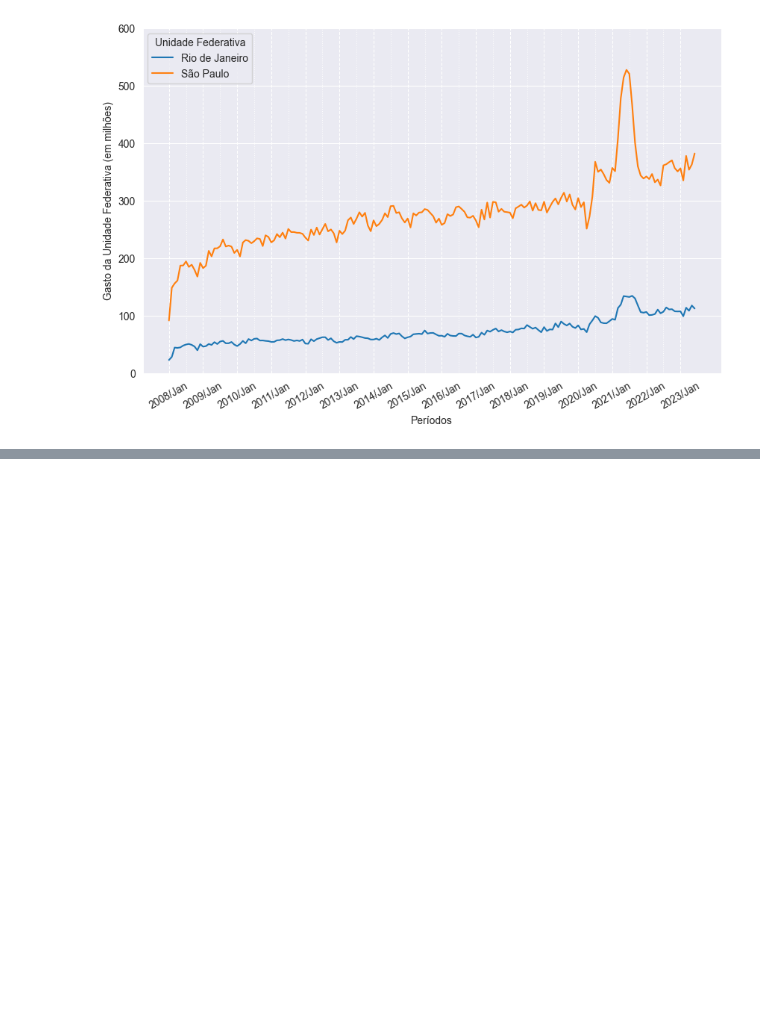
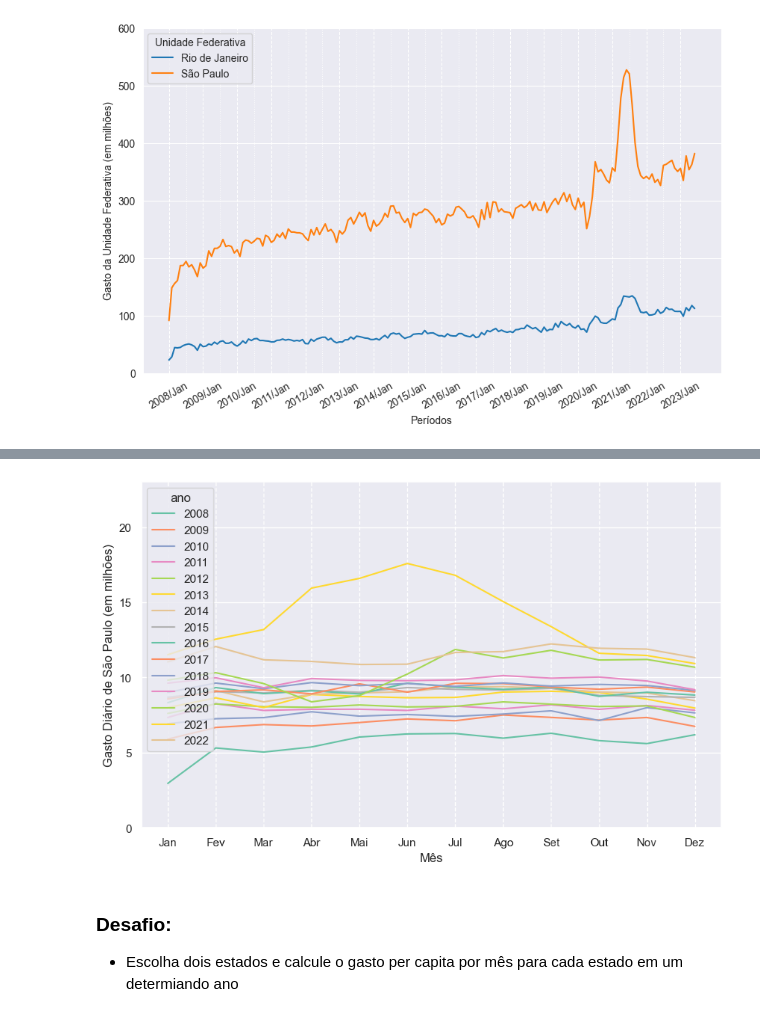
Before and after one commit to z-fab/postech-data-analytics, a Jupyter notebook: f1-data-analysis/m2-visualizacao-dados/producao_hospitalar_v2.ipynb, the cells around one changed output, grey strips where cells are left out. Saved outputs shown, nothing was run; the diff lists cells and outputs as text; code cells hidden in the pictures; blank space fills up the shorter version.

```diff
--- a/f1-data-analysis/m2-visualizacao-dados/producao_hospitalar_v2.ipynb
+++ b/f1-data-analysis/m2-visualizacao-dados/producao_hospitalar_v2.ipynb
@@ -403,0 +602,62 @@ shape: (27, 192)
+# %%
+dias_mes = {
+    1: 31,
+    2: 28,
+    3: 31,
+    4: 30,
+    5: 31,
+    6: 30,
+    7: 31,
+    8: 31,
+    9: 30,
+    10: 31,
+    11: 30,
+    12: 31
+}
+
+df4 = df4.with_columns(
+    (pl.col('valor') / (pl.col('mes').map_dict(dias_mes))).alias('valor_dia')
+)
+# %%
+#criando dataframe temporário para plotar o gráfico
+df_aux = (df4.filter(
+        (pl.col('uf') == 'São Paulo') &
+        (pl.col('ano') < 2023)
+    ).select(
+        pl.col(['uf', 'mes', 'ano']),
+        pl.col('valor_dia')/1_000_100
+    )
+)
+
+#plotando o gráfico de linhas
+plt.figure(figsize=(10, 6))
+ax = sns.lineplot(
+    data = df_aux,
+    y = 'valor_dia',
+    x= 'mes',
+    hue='ano',
+    palette='Set2'
+)
+
+#Ajustando e renomeando ticks eixo X
+labels_mes = ['Jan', 'Fev', 'Mar', 'Abr', 'Mai', 'Jun', 'Jul', 'Ago', 'Set', 'Out', 'Nov', 'Dez']
+ax.xaxis.set_major_locator(ticker.FixedLocator(range(1, 13)))
+ax.set_xticklabels(labels_mes)
+plt.grid(axis='x', linestyle='--', which='major')
+
+#Definindo limite do eixo y
+y_max = (
+    round(
+            df_aux['valor_dia'].max()
+        )+5
+    )
+plt.ylim(0, y_max)
+
+#Alterando Labels dos eixos
+ax.set_xlabel('Mês')
+ax.set_ylabel('Gasto Diário de São Paulo (em milhões)');
+# %% [output]
+[figure, added]
+# %% [markdown]
+### Desafio:
+- Escolha dois estados e calcule o gasto per capita por mês para cada estado em um determiando ano
```
Also changed, not shown: parts of 19 cells of this notebook.
